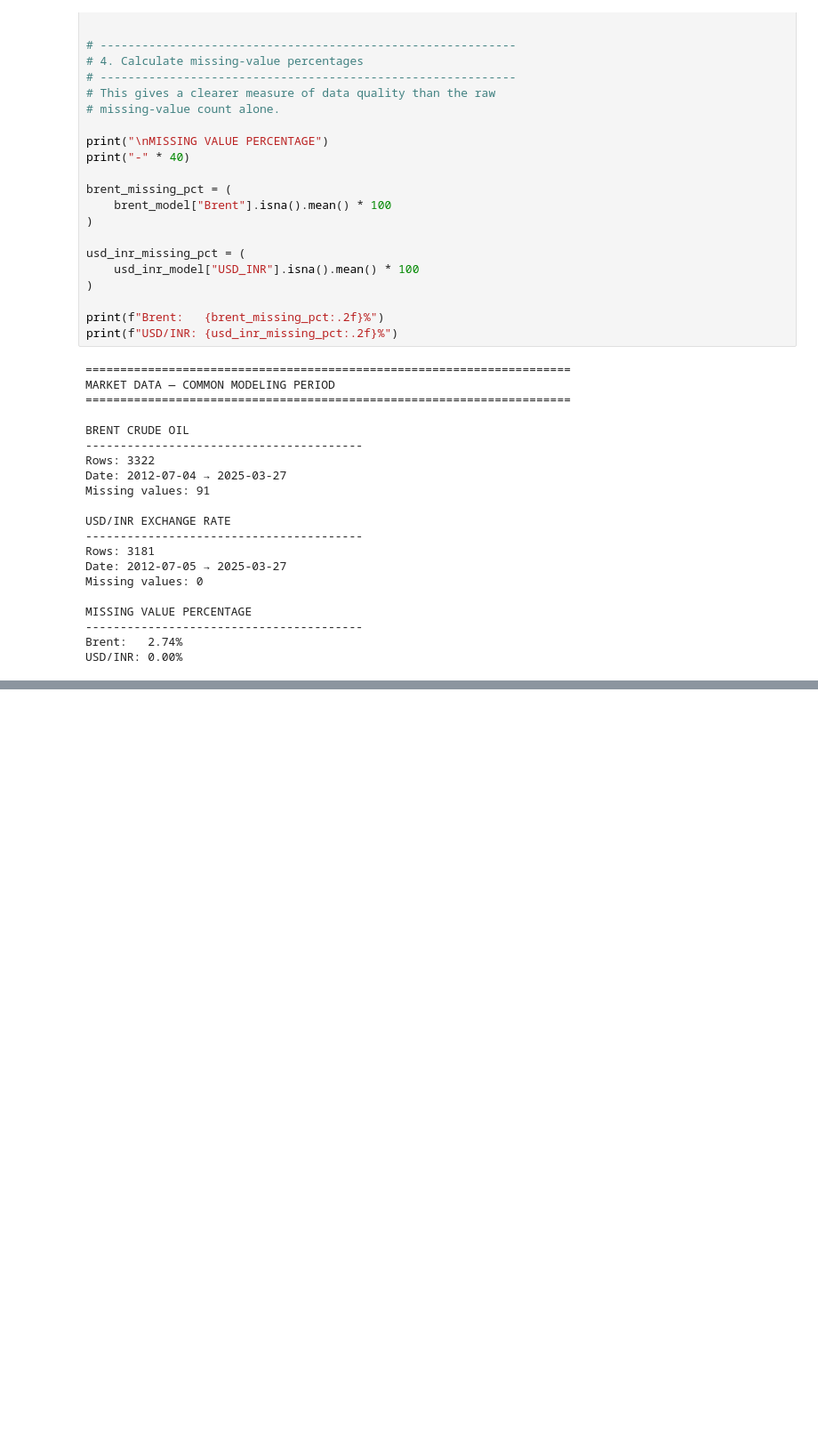
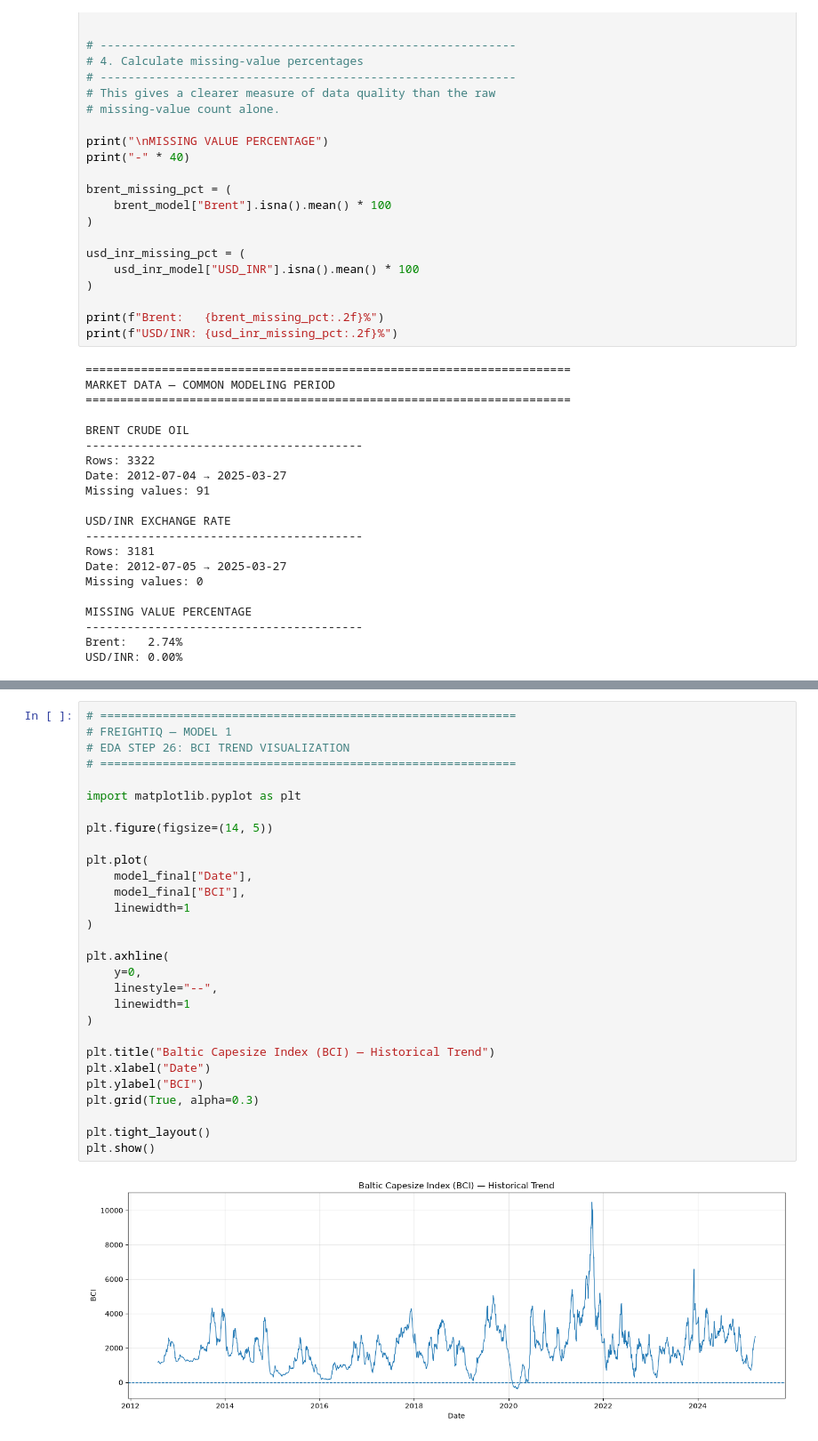
Before and after one commit to PradeepSargar/Freight-rate-forecasting-ML-project, a Jupyter notebook: notebooks/02_eda_and_preprocessing.ipynb, the cells around one changed output, grey strips where cells are left out. Shown at 89% size. Saved outputs shown, nothing was run; the diff lists cells and outputs as text; blank space fills up the shorter version.

```diff
--- a/notebooks/02_eda_and_preprocessing.ipynb
+++ b/notebooks/02_eda_and_preprocessing.ipynb
@@ -852,0 +2166,31 @@ USD/INR: 0.00%
+# %%
+# ============================================================
+# FREIGHTIQ — MODEL 1
+# EDA STEP 26: BCI TREND VISUALIZATION
+# ============================================================
+
+import matplotlib.pyplot as plt
+
+plt.figure(figsize=(14, 5))
+
+plt.plot(
+    model_final["Date"],
+    model_final["BCI"],
+    linewidth=1
+)
+
+plt.axhline(
+    y=0,
+    linestyle="--",
+    linewidth=1
+)
+
+plt.title("Baltic Capesize Index (BCI) — Historical Trend")
+plt.xlabel("Date")
+plt.ylabel("BCI")
+plt.grid(True, alpha=0.3)
+
+plt.tight_layout()
+plt.show()
+# %% [output]
+[figure, added]
```
Also changed, not shown: parts of 33 cells of this notebook.
